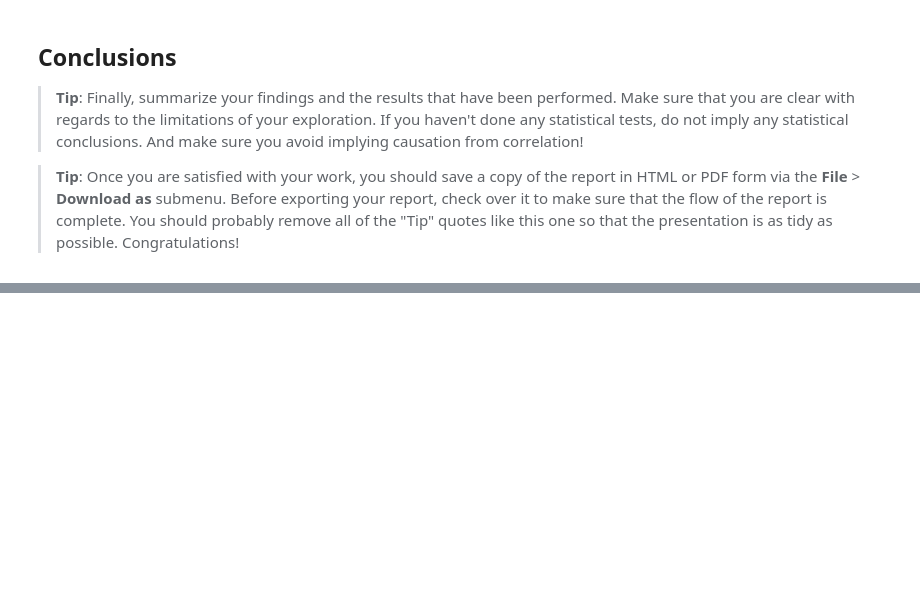
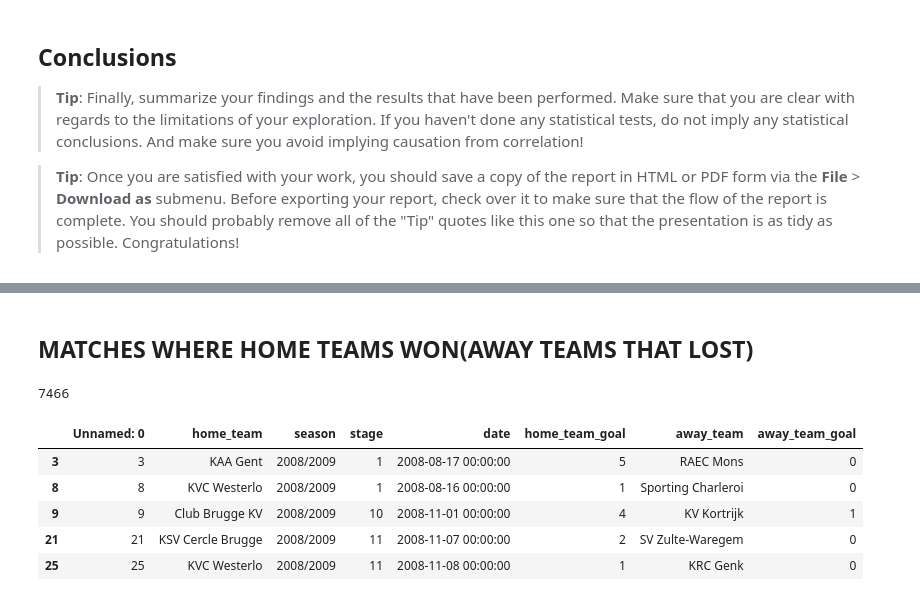
Before and after one commit to Atwinenickson/soccer_analysis, a Jupyter notebook: investigate-a-dataset-template.ipynb, the cells around one changed output, grey strips where cells are left out. Drawn from its saved outputs; the diff is of its cells as text; code cells hidden in the pictures; blank space fills up the shorter version.

```diff
--- a/investigate-a-dataset-template.ipynb
+++ b/investigate-a-dataset-template.ipynb
@@ -528,0 +671,15 @@ Above40
+# %% [markdown]
+ ## MATCHES WHERE HOME TEAMS  WON(AWAY TEAMS THAT LOST)
+# %%
+home_win_head_to_head = pd.read_csv('head_to_head_matches.csv')
+teams_won = home_win_head_to_head[home_win_head_to_head['home_team_goal'] > home_win_head_to_head['away_team_goal']]
+print(teams_lost[teams_lost.columns[0]].count())
+teams_won.head()
+# %% [output]
+7466
+|  | Unnamed: 0 | home_team | season | stage | date | home_team_goal | away_team | away_team_goal |
+| 3 | 3 | KAA Gent | 2008/2009 | 1 | 2008-08-17 00:00:00 | 5 | RAEC Mons | 0 |
+| 8 | 8 | KVC Westerlo | 2008/2009 | 1 | 2008-08-16 00:00:00 | 1 | Sporting Charleroi | 0 |
+| 9 | 9 | Club Brugge KV | 2008/2009 | 10 | 2008-11-01 00:00:00 | 4 | KV Kortrijk | 1 |
+| 21 | 21 | KSV Cercle Brugge | 2008/2009 | 11 | 2008-11-07 00:00:00 | 2 | SV Zulte-Waregem | 0 |
+| 25 | 25 | KVC Westerlo | 2008/2009 | 11 | 2008-11-08 00:00:00 | 1 | KRC Genk | 0 |
```
Also changed, not shown: parts of 74 cells of this notebook.
